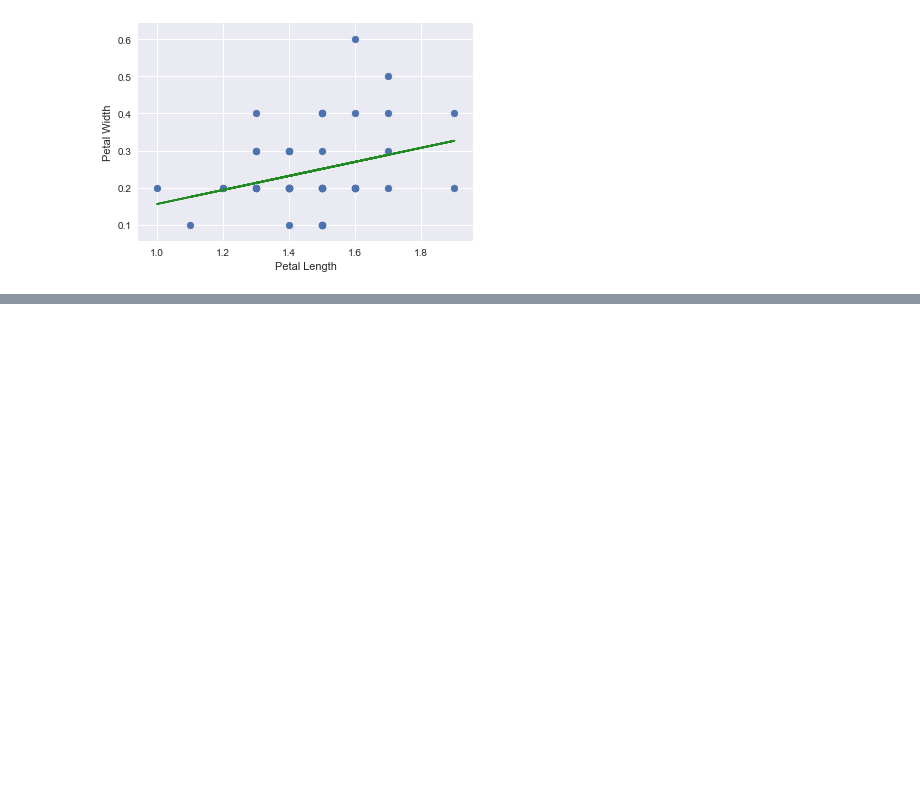
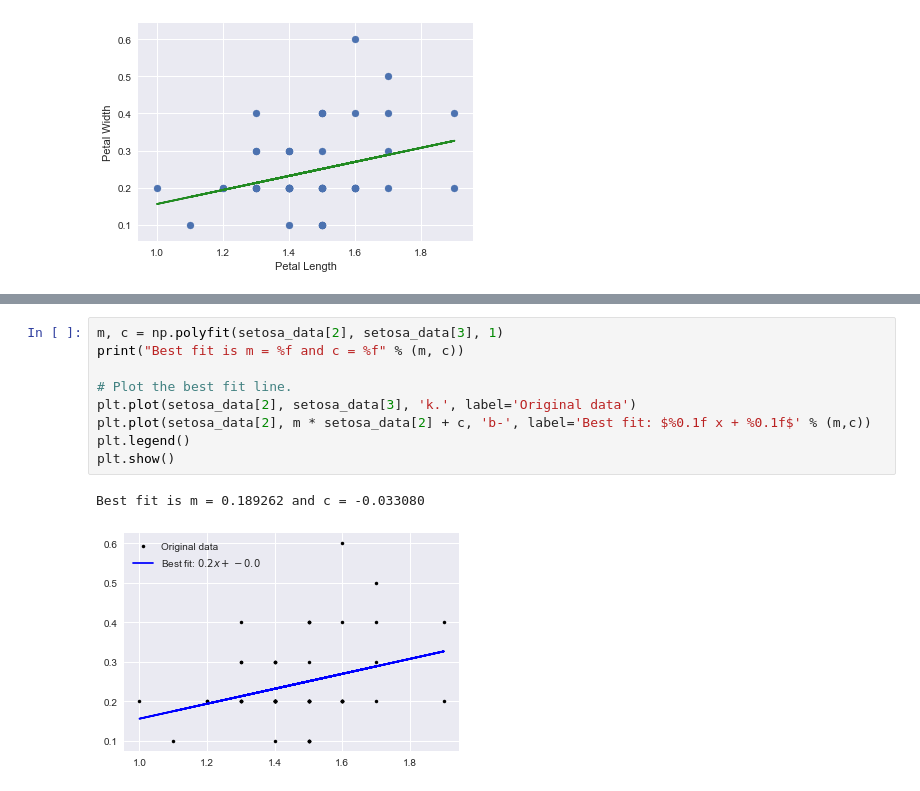
Before and after one commit to taraokelly/Problem-set-Jupyter-Pyplot-and-Numpy, a Jupyter notebook: solutions/rough_work.ipynb, the cells around one changed output, grey strips where cells are left out. Drawn from its saved outputs; the diff is of its cells as text; blank space fills up the shorter version.

```diff
--- a/solutions/rough_work.ipynb
+++ b/solutions/rough_work.ipynb
@@ -206,0 +252,12 @@ plt.show()
+# %%
+m, c = np.polyfit(setosa_data[2], setosa_data[3], 1)
+print("Best fit is m = %f and c = %f" % (m, c))
+
+# Plot the best fit line.
+plt.plot(setosa_data[2], setosa_data[3], 'k.', label='Original data')
+plt.plot(setosa_data[2], m * setosa_data[2] + c, 'b-', label='Best fit: $%0.1f x + %0.1f$' % (m,c))
+plt.legend()
+plt.show()
+# %% [output]
+Best fit is m = 0.189262 and c = -0.033080
+[figure, added]
```
Also changed, not shown: parts of 4 cells of this notebook, 1 other file.
